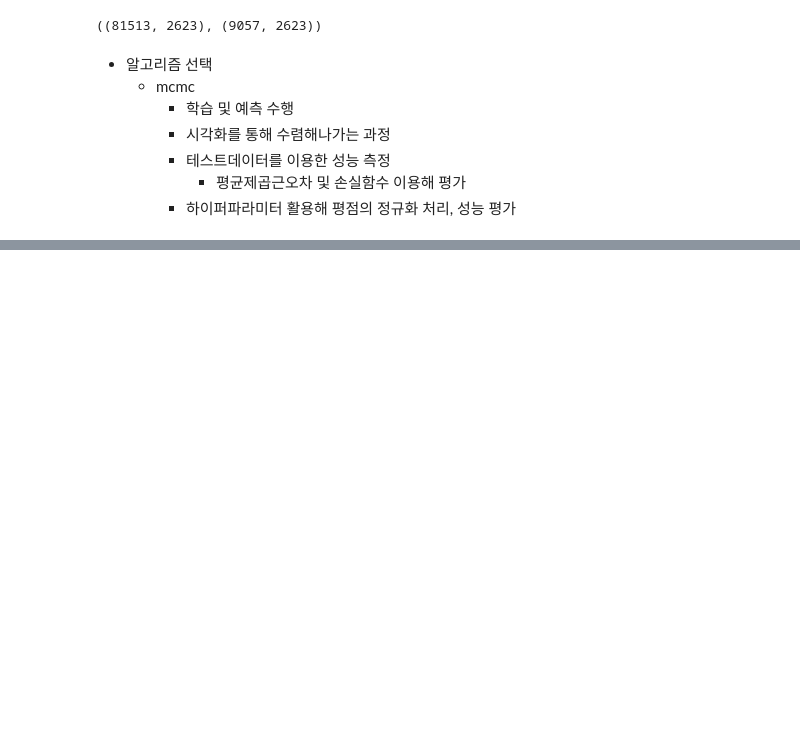
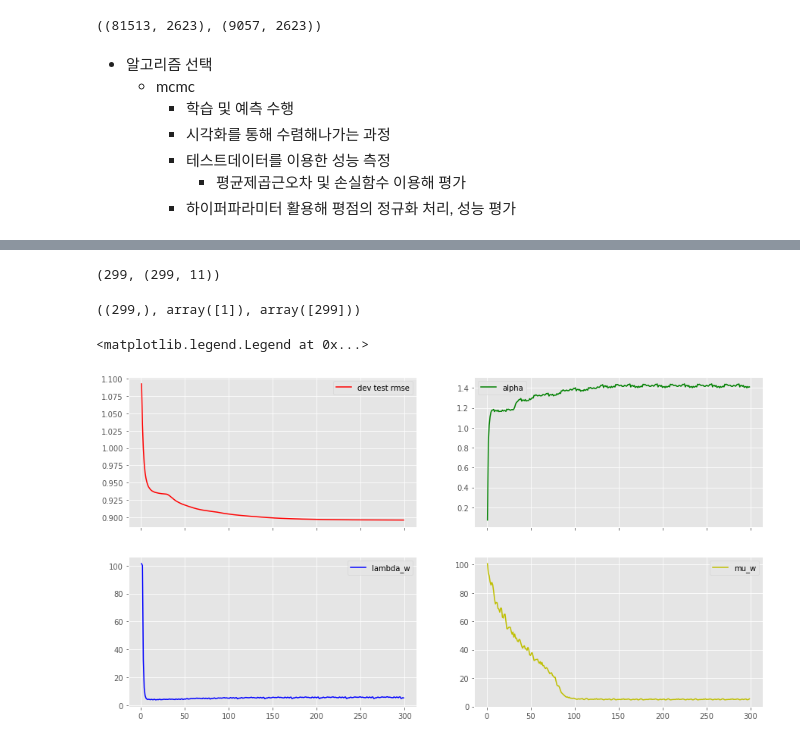
Before and after one commit to cr2w59/ML-study, a Jupyter notebook: ml/notebook/6. 지도학습의 회귀 분석 손실함수_평균제곱근오차사용하여 평가.ipynb, the cells around one changed output, grey strips where cells are left out. Drawn from its saved outputs; the diff is of its cells as text; code cells hidden in the pictures; blank space fills up the shorter version.

```diff
--- a/ml/notebook/6. 지도학습의 회귀 분석 손실함수_평균제곱근오차사용하여 평가.ipynb
+++ b/ml/notebook/6. 지도학습의 회귀 분석 손실함수_평균제곱근오차사용하여 평가.ipynb
@@ -343,0 +361,3 @@ X_train.shape, X_dev_test.shape
+# %%
+# 3. 훈련 및 예측
+fm.fit_predict(X_train, y_train, X_dev_test)
@@ -343,0 +371,4 @@ X_train.shape, X_dev_test.shape
+# %%
+# 2차원 0 행렬
+hyper_param = np.zeros( (n_iter-1, rank * 2 + 3), dtype=np.float64 )
+hyper_param.shape, hyper_param
@@ -343,0 +383,17 @@ X_train.shape, X_dev_test.shape
+# %%
+# 구현 환경은 n_iter만큼 반복 수행
+rmse_test = list()
+for nr, i in enumerate(range(1, n_iter)):
+    # 난수 변경 (훈련/검증 폴드 성분 변경)
+    fm.random_state = i * seed
+    # 학습 및 예측
+    y_pred = fm.fit_predict(X_train, y_train, X_dev_test, n_more_iter=step_size)
+    # 손실함수 값 획득
+    loss_v = np.sqrt(mean_squared_error(y_pred, y_dev_test))
+    rmse_test.append(loss_v)
+
+    # fm.hyper_param_: 배열, 11개의 성분 가짐
+#     print(fm.hyper_param_, type(fm.hyper_param_))
+
+    hyper_param[nr,:] = fm.hyper_param_
+hyper_param
@@ -343,0 +414,27 @@ X_train.shape, X_dev_test.shape
+# %%
+# 손실함수와 fm.hyper_param_
+len(rmse_test), hyper_param.shape
+# %% [output]
+(299, (299, 11))
+# %%
+x = np.arange(1, n_iter)
+x.shape, x[:1], x[-1:]
+# %% [output]
+((299,), array([1]), array([299]))
+# %%
+# 시각화를 통해 값의 수렴 추이 확인
+from matplotlib import pyplot as plt
+fig, axes = plt.subplots( nrows=2, ncols=2, sharex=True, figsize=(15,8) )
+# x축은 1~299, 학습 수행 횟수
+axes[0,0].plot( x, rmse_test, label='dev test rmse', color='r' )
+axes[0,1].plot( x, hyper_param[:, 0], label='alpha', color='g' )
+axes[1,0].plot( x, hyper_param[:, 1], label='lambda_w', color='b' )
+axes[1,1].plot( x, hyper_param[:, 3], label='mu_w', color='y' )
+
+axes[0,0].legend()
+axes[0,1].legend()
+axes[1,0].legend()
+axes[1,1].legend()
+# %% [output]
+<matplotlib.legend.Legend at 0x...>
+[figure, added]
```
Also changed, not shown: parts of 43 cells of this notebook, 7 other files.
